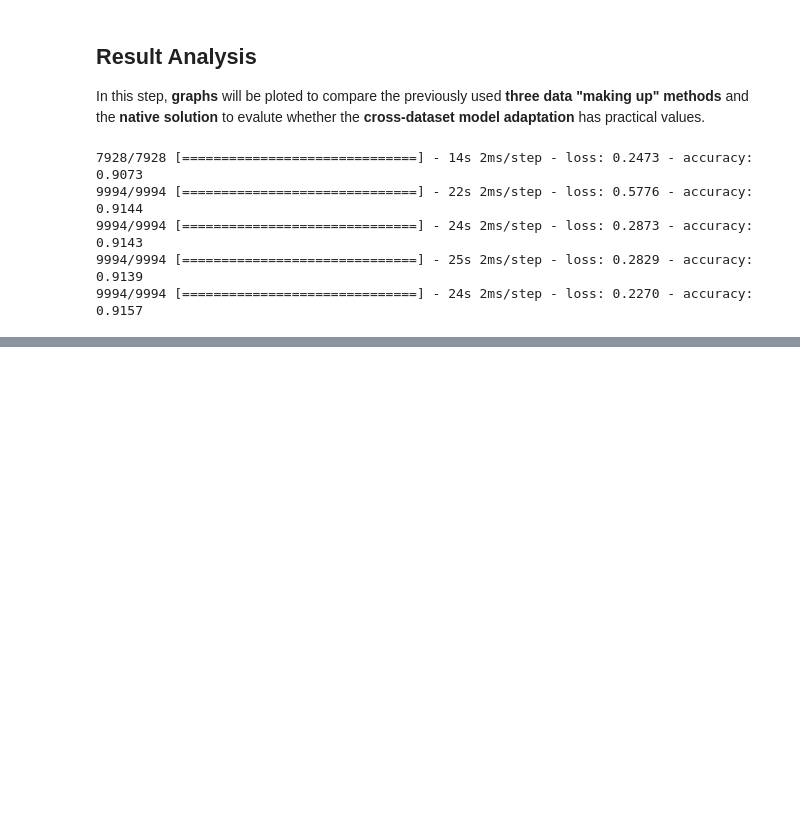
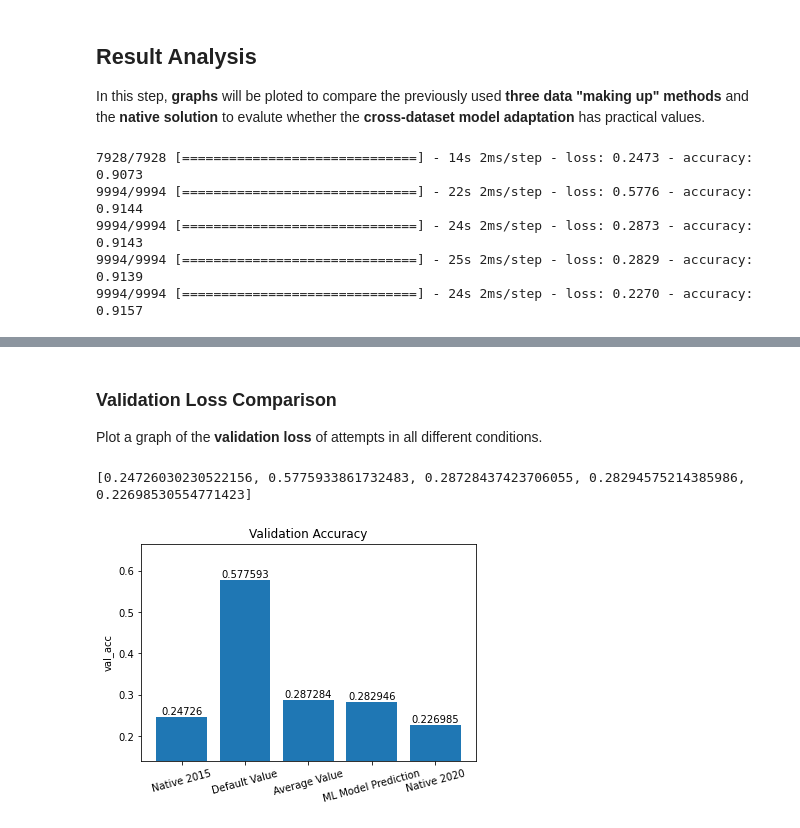
Before and after one commit to OzelotVanilla/PythonCourseRepos, a Jupyter notebook: Project_Interactive_Demo.ipynb, the cells around one changed output, grey strips where cells are left out. Saved outputs shown, nothing was run; the diff lists cells and outputs as text; code cells hidden in the pictures; blank space fills up the shorter version.

```diff
--- a/Project_Interactive_Demo.ipynb
+++ b/Project_Interactive_Demo.ipynb
@@ -756,0 +772,24 @@ AttributeError: 'list' object has no attribute 'keys'
+# %% [markdown]
+### Validation Loss Comparison
+Plot a graph of the **validation loss** of attempts in all different conditions.
+# %%
+# Plot the validation accuracy graph
+# Prepare data for ploting
+losses = [result_2015[0], result_default[0], result_average[0], result_ml[0], result_2020[0]]
+print(losses)
+x_labels = ['Native 2015', 'Default Value', 'Average Value', 'ML Model Prediction', 'Native 2020']
+min_loss = min(losses)
+max_loss = max(losses)
+padding = (max_loss - min_loss) / 4
+# Plot the graph
+plt.clf()
+acc_graph = plt.bar(range(5), losses, align='center')
+plt.ylabel('val_acc')
+plt.title('Validation Accuracy')
+plt.xticks(range(5), x_labels, rotation=15)
+plt.ylim([min_loss-padding, max_loss+padding])
+plt.bar_label(acc_graph, fmt='%g', label_type='edge')
+plt.show()
+# %% [output]
+[0.24726030230522156, 0.5775933861732483, 0.28728437423706055, 0.28294575214385986, 0.22698530554771423]
+[figure, added]
```
Also changed, not shown: parts of 3 cells of this notebook.
